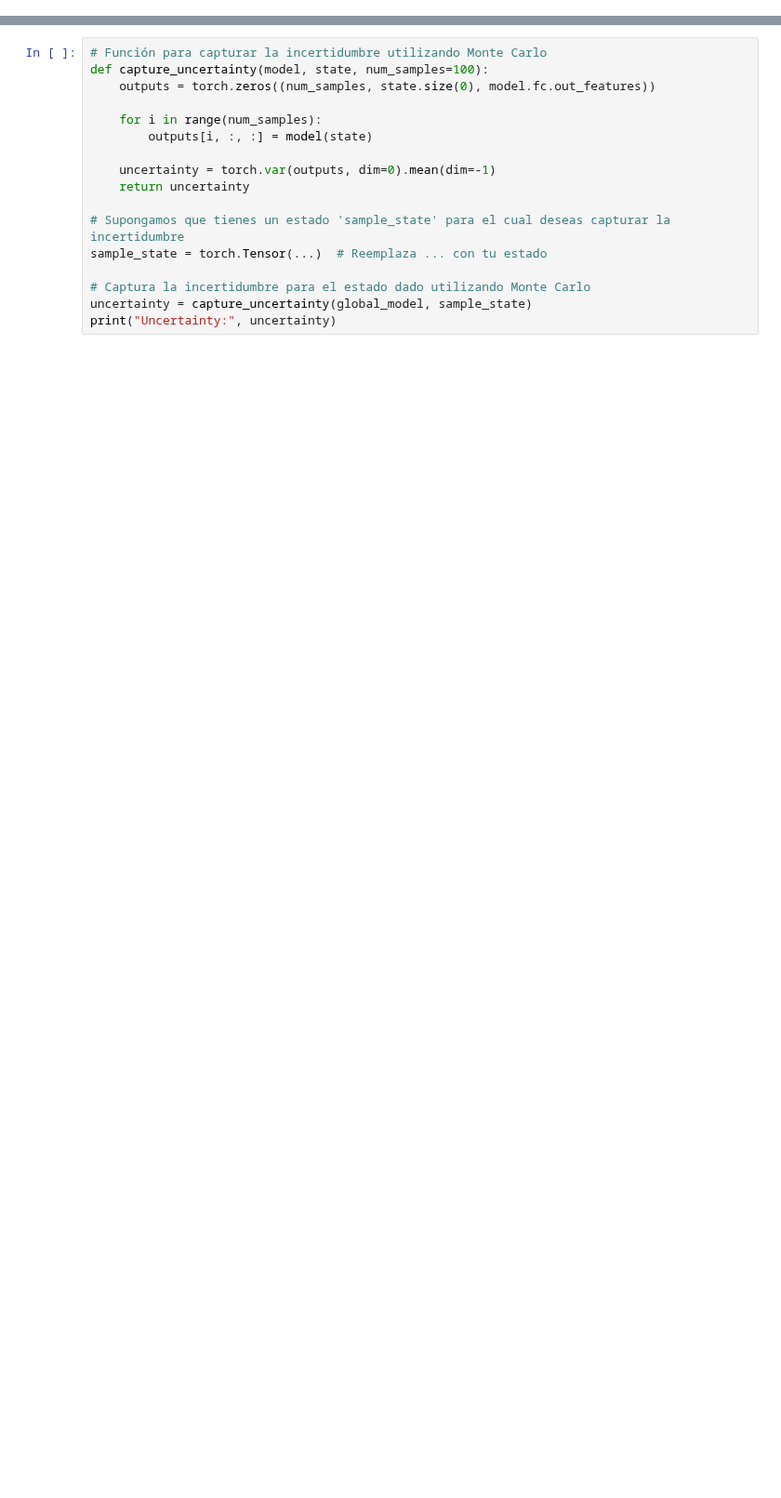
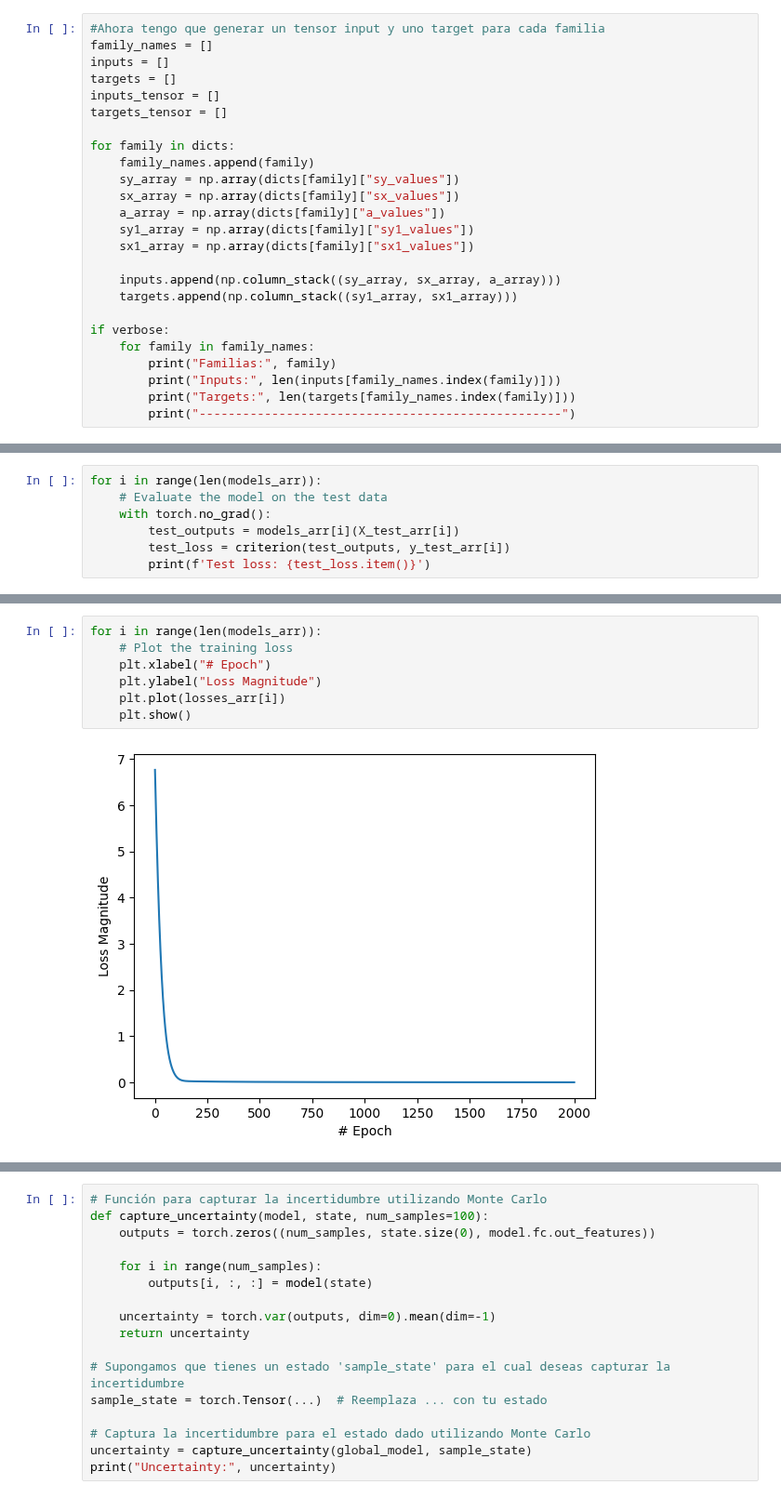
Before and after one commit to salvalago23/TFG_Salvador_Perez_GR, a Jupyter notebook: src/7_UncertaintyModels.ipynb, the cells around one changed output, grey strips where cells are left out. Shown at 93% size. Saved outputs shown, nothing was run; the diff lists cells and outputs as text; blank space fills up the shorter version.

Commit message:
worked in the family models generation

```diff
--- a/src/7_UncertaintyModels.ipynb
+++ b/src/7_UncertaintyModels.ipynb
@@ -148,0 +65,25 @@ model_family1 = train_model(train_loader_family1, input_size, output_size)
+# %%
+#Ahora tengo que generar un tensor input y uno target para cada familia
+family_names = []
+inputs = []
+targets = []
+inputs_tensor = []
+targets_tensor = []
+
+for family in dicts:
+    family_names.append(family)
+    sy_array = np.array(dicts[family]["sy_values"])
+    sx_array = np.array(dicts[family]["sx_values"])
+    a_array = np.array(dicts[family]["a_values"])
+    sy1_array = np.array(dicts[family]["sy1_values"])
+    sx1_array = np.array(dicts[family]["sx1_values"])
+
+    inputs.append(np.column_stack((sy_array, sx_array, a_array)))
+    targets.append(np.column_stack((sy1_array, sx1_array)))
+
+if verbose:
+    for family in family_names:
+        print("Familias:", family)
+        print("Inputs:", len(inputs[family_names.index(family)]))
+        print("Targets:", len(targets[family_names.index(family)]))
+        print("--------------------------------------------------")
@@ -148,0 +164,7 @@ model_family1 = train_model(train_loader_family1, input_size, output_size)
+# %%
+for i in range(len(models_arr)):
+    # Evaluate the model on the test data
+    with torch.no_grad():
+        test_outputs = models_arr[i](X_test_arr[i])
+        test_loss = criterion(test_outputs, y_test_arr[i])
+        print(f'Test loss: {test_loss.item()}')
@@ -148,0 +175,9 @@ model_family1 = train_model(train_loader_family1, input_size, output_size)
+# %%
+for i in range(len(models_arr)):
+    # Plot the training loss
+    plt.xlabel("# Epoch")
+    plt.ylabel("Loss Magnitude")
+    plt.plot(losses_arr[i])
+    plt.show()
+# %% [output]
+[figure, added]
```
Also changed, not shown: parts of 16 cells of this notebook, 16 other files.
